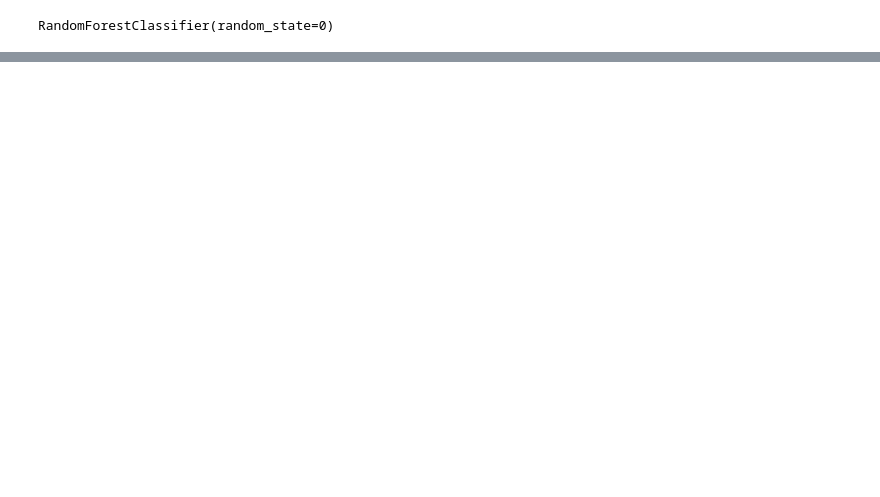
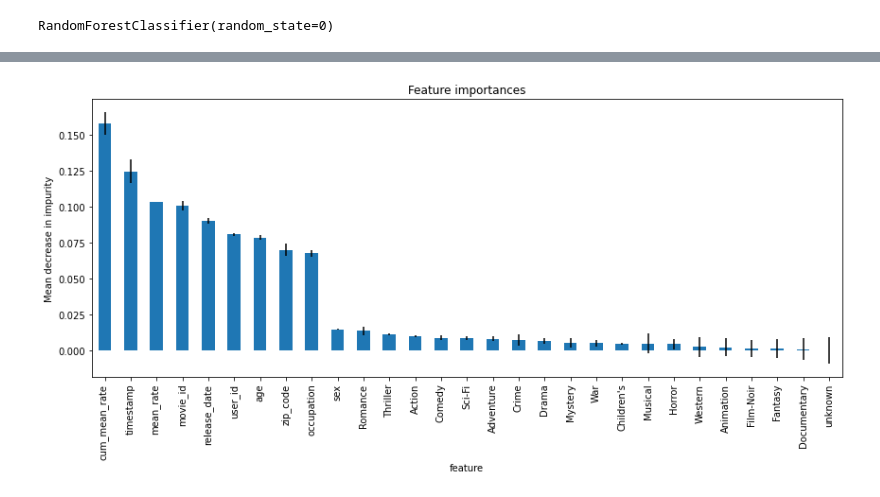
Before and after one commit to bharathikannann/RecSys_Seminar, a Jupyter notebook: feature_importance.ipynb, the cells around one changed output, grey strips where cells are left out. Saved outputs shown, nothing was run; the diff lists cells and outputs as text; code cells hidden in the pictures; blank space fills up the shorter version.

```diff
--- a/feature_importance.ipynb
+++ b/feature_importance.ipynb
@@ -38,0 +59,17 @@ fig.tight_layout()
+# %%
+# extract the feature importance values
+std = np.std([tree.feature_importances_ for tree in extra_tree.estimators_], axis=0)
+et_feature_importances = pd.DataFrame(
+    {"feature": feature_names, "importance": extra_tree.feature_importances_}
+)
+# %%
+et_feature_importances.sort_values("importance", ascending=False,inplace=True)
+# %%
+# visualize the importance of each feature
+fig, ax = plt.subplots(figsize=(12,6))
+et_feature_importances.plot.bar(x='feature', y='importance', yerr=std, ax=ax, legend=False)
+ax.set_title("Feature importances")
+ax.set_ylabel("Mean decrease in impurity")
+fig.tight_layout()
+# %% [output]
+[figure, added]
```
Also changed, not shown: parts of 18 cells of this notebook.
